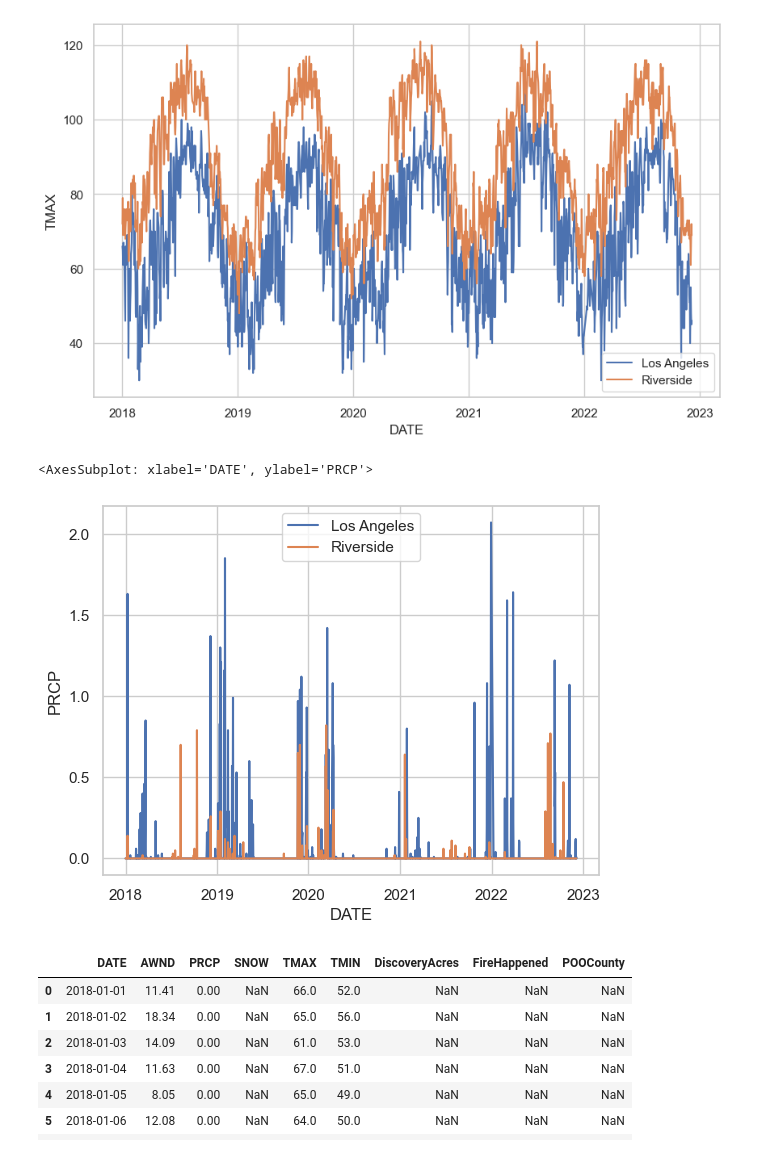
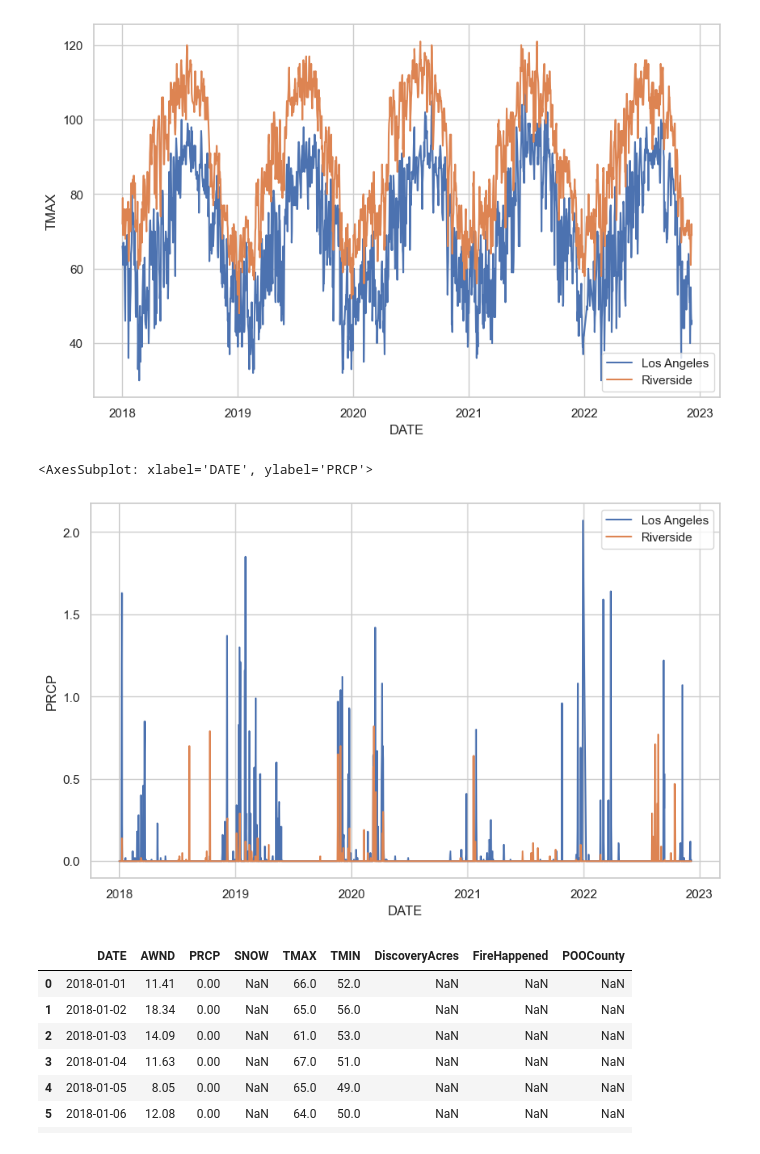
Before and after one commit to Cecilia05-sf/CS5002_Final_Project, a Jupyter notebook: final_project.ipynb, the cells around one changed output. Saved outputs shown, nothing was run; the diff lists cells and outputs as text; code cells hidden in the pictures.

```diff
--- a/final_project.ipynb
+++ b/final_project.ipynb
@@ -391,12 +391,13 @@ sns.lineplot(data = df_RS_weather, x="DATE", y="TMAX", label = "Riverside")
 <AxesSubplot: xlabel='DATE', ylabel='TMAX'>
 [figure]
 # %%
+fig = plt.figure(figsize=(10,6))
 sns.set(style="whitegrid")
 sns.lineplot(data = df_LA_weather, x="DATE", y="PRCP", label = "Los Angeles")
 sns.lineplot(data = df_RS_weather, x="DATE", y="PRCP", label = "Riverside")
 # %% [output]
 <AxesSubplot: xlabel='DATE', ylabel='PRCP'>
-[figure, old version]
+[figure, new version]
 # %%
 df_LA = pd.merge(df_LA_weather, df_LA_fires_no_dup, how="outer", on="DATE")
 df_LA.head(10)
```
Also changed, not shown: parts of 13 cells of this notebook.
